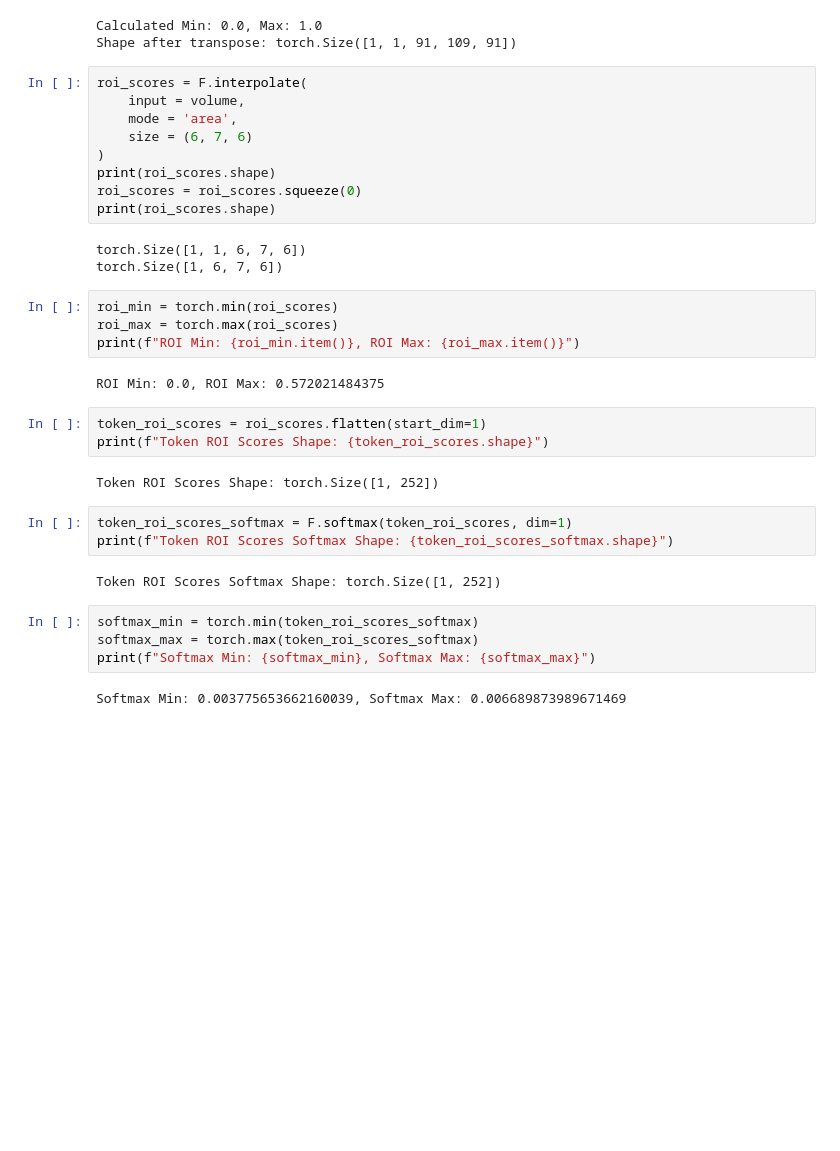
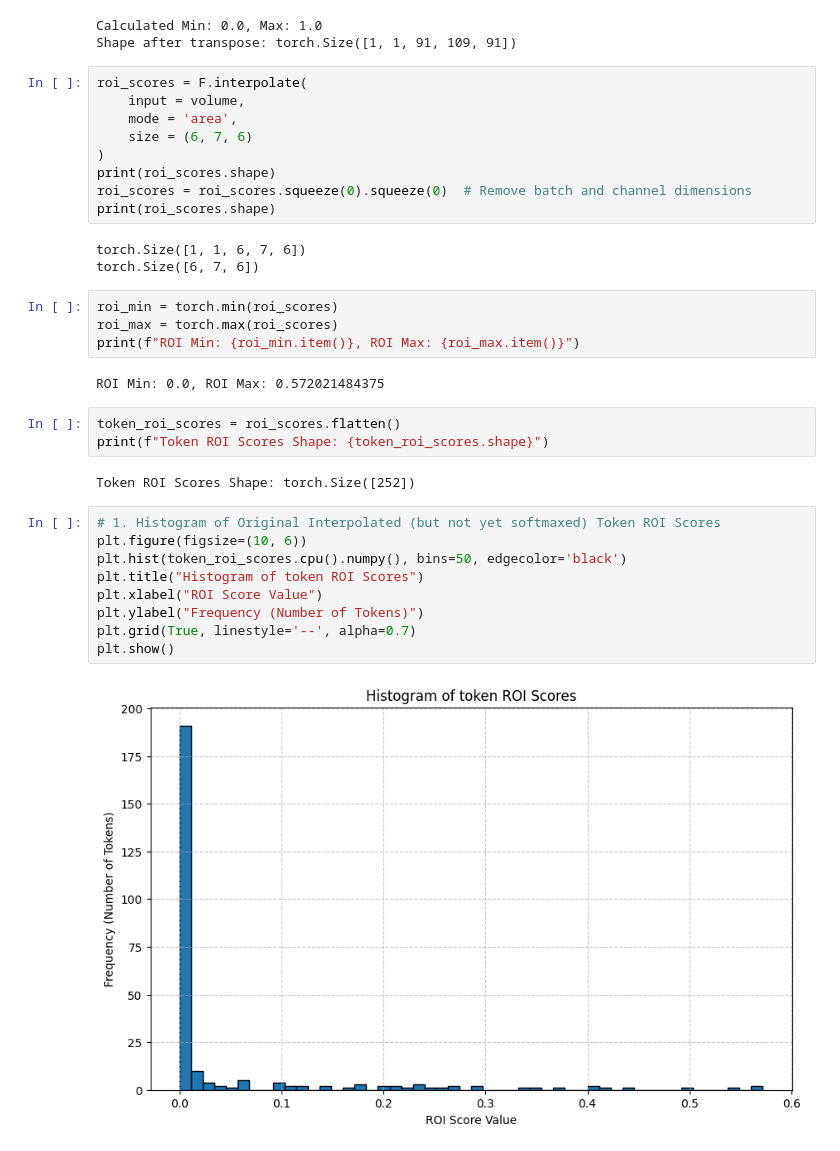
Before and after one commit to diogommiranda/Guiding-ViTs-attention-with-domain-knowledge-for-AD, a Jupyter notebook: code/analyse_mask.ipynb, the cells around one changed output. Saved outputs shown, nothing was run; the diff lists cells and outputs as text; blank space fills up the shorter version.

Commit message:
View CLS token attention vector and ROI scores

```diff
--- a/code/analyse_mask.ipynb
+++ b/code/analyse_mask.ipynb
@@ -26,11 +27,11 @@ roi_scores = F.interpolate(
     size = (6, 7, 6)
 )
 print(roi_scores.shape)
-roi_scores = roi_scores.squeeze(0)
+roi_scores = roi_scores.squeeze(0).squeeze(0)  # Remove batch and channel dimensions
 print(roi_scores.shape)
 # %% [output]
 torch.Size([1, 1, 6, 7, 6])
-torch.Size([1, 6, 7, 6])
+torch.Size([6, 7, 6])
 # %%
 roi_min = torch.min(roi_scores)
 roi_max = torch.max(roi_scores)
@@ -38,18 +39,18 @@ print(f"ROI Min: {roi_min.item()}, ROI Max: {roi_max.item()}")
 # %% [output]
 ROI Min: 0.0, ROI Max: 0.572021484375
 # %%
-token_roi_scores = roi_scores.flatten(start_dim=1)
+token_roi_scores = roi_scores.flatten()
 print(f"Token ROI Scores Shape: {token_roi_scores.shape}")
 # %% [output]
-Token ROI Scores Shape: torch.Size([1, 252])
+Token ROI Scores Shape: torch.Size([252])
-# %%
-token_roi_scores_softmax = F.softmax(token_roi_scores, dim=1)
-print(f"Token ROI Scores Softmax Shape: {token_roi_scores_softmax.shape}")
-# %% [output]
-Token ROI Scores Softmax Shape: torch.Size([1, 252])
-# %%
-softmax_min = torch.min(token_roi_scores_softmax)
-softmax_max = torch.max(token_roi_scores_softmax)
-print(f"Softmax Min: {softmax_min}, Softmax Max: {softmax_max}")
-# %% [output]
-Softmax Min: 0.003775653662160039, Softmax Max: 0.006689873989671469
+# %%
+# 1. Histogram of Original Interpolated (but not yet softmaxed) Token ROI Scores
+plt.figure(figsize=(10, 6))
+plt.hist(token_roi_scores.cpu().numpy(), bins=50, edgecolor='black')
+plt.title("Histogram of token ROI Scores")
+plt.xlabel("ROI Score Value")
+plt.ylabel("Frequency (Number of Tokens)")
+plt.grid(True, linestyle='--', alpha=0.7)
+plt.show()
+# %% [output]
+[figure, added]
```
Also changed, not shown: parts of 7 cells of this notebook, 2 other files.
